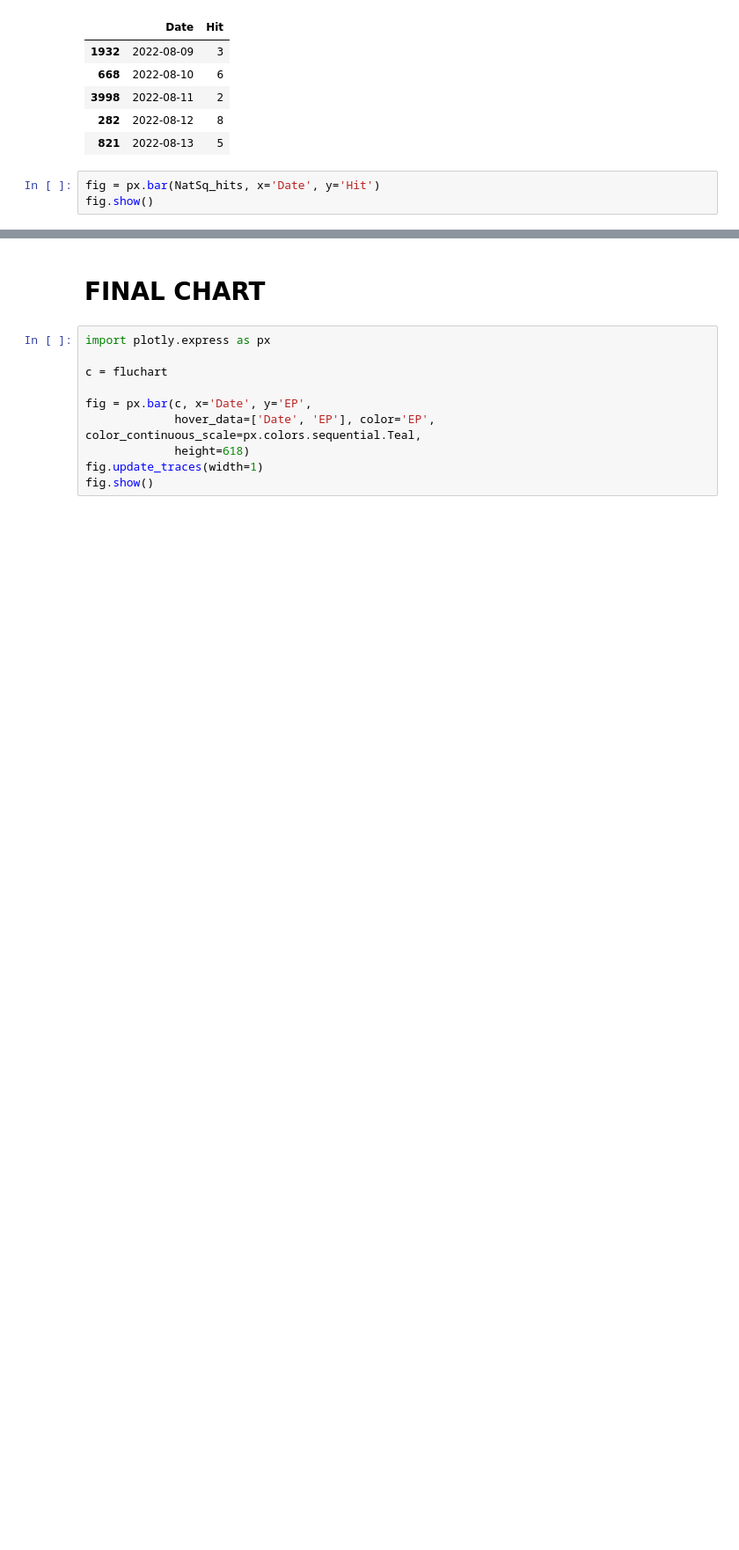
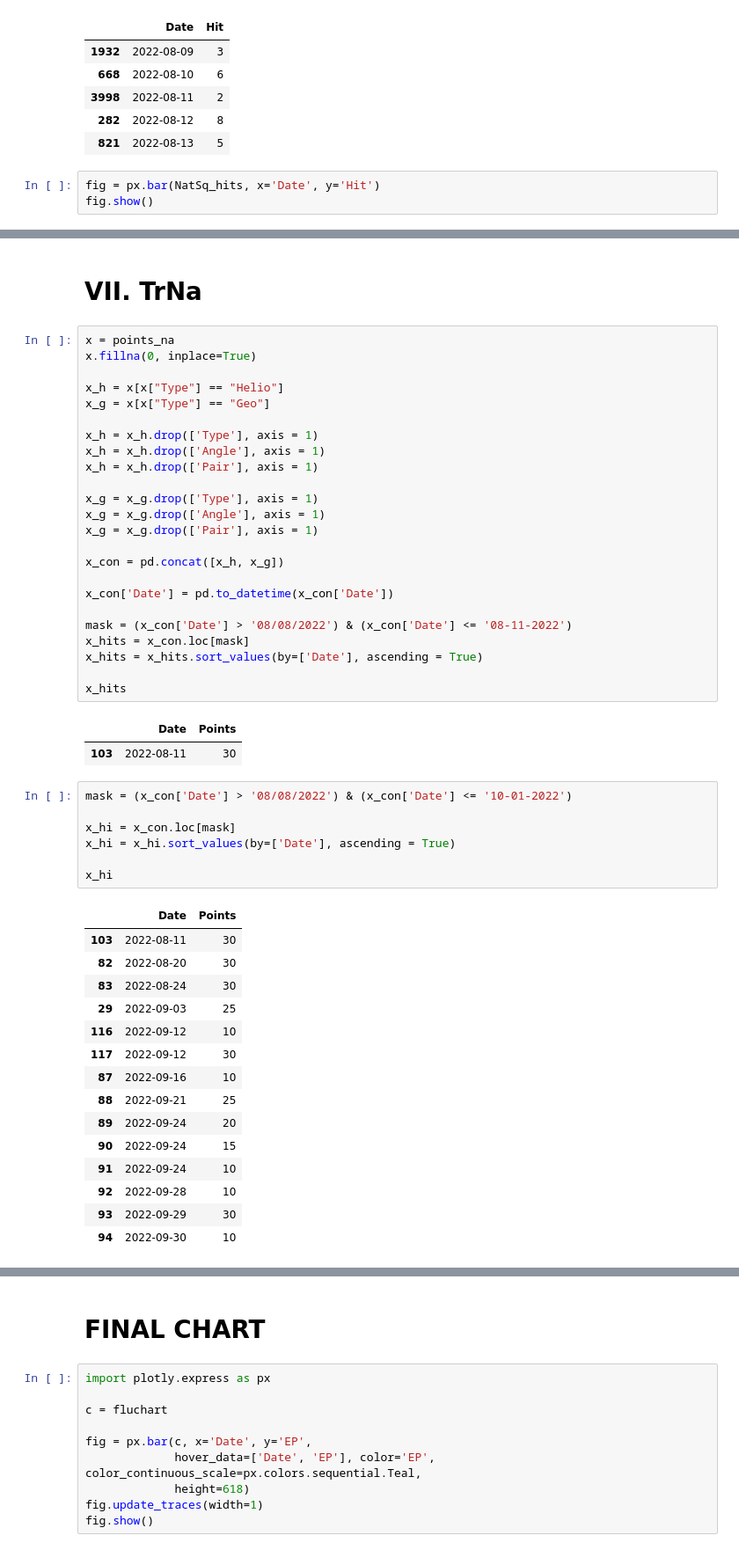
Before and after one commit to amirlehmam/MEMOIREPROPRE, a Jupyter notebook: PIPELINE.ipynb, the cells around one changed output, grey strips where cells are left out. Shown at 88% size. Drawn from its saved outputs; the diff is of its cells as text; blank space fills up the shorter version.

```diff
--- a/PIPELINE.ipynb
+++ b/PIPELINE.ipynb
@@ -4304,0 +4307,52 @@ fig.show()
+# %% [markdown]
+# **VII. TrNa**
+# %%
+x = points_na
+x.fillna(0, inplace=True)
+
+x_h = x[x["Type"] == "Helio"]
+x_g = x[x["Type"] == "Geo"]
+
+x_h = x_h.drop(['Type'], axis = 1)
+x_h = x_h.drop(['Angle'], axis = 1)
+x_h = x_h.drop(['Pair'], axis = 1)
+
+x_g = x_g.drop(['Type'], axis = 1)
+x_g = x_g.drop(['Angle'], axis = 1)
+x_g = x_g.drop(['Pair'], axis = 1)
+
+x_con = pd.concat([x_h, x_g])
+
+x_con['Date'] = pd.to_datetime(x_con['Date'])
+
+mask = (x_con['Date'] > '08/08/2022') & (x_con['Date'] <= '08-11-2022')
+x_hits = x_con.loc[mask]
+x_hits = x_hits.sort_values(by=['Date'], ascending = True)
+
+x_hits
+# %% [output]
+|  | Date | Points |
+| 103 | 2022-08-11 | 30 |
+# %%
+mask = (x_con['Date'] > '08/08/2022') & (x_con['Date'] <= '10-01-2022')
+
+x_hi = x_con.loc[mask]
+x_hi = x_hi.sort_values(by=['Date'], ascending = True)
+
+x_hi
+# %% [output]
+|  | Date | Points |
+| 103 | 2022-08-11 | 30 |
+| 82 | 2022-08-20 | 30 |
+| 83 | 2022-08-24 | 30 |
+| 29 | 2022-09-03 | 25 |
+| 116 | 2022-09-12 | 10 |
+| 117 | 2022-09-12 | 30 |
+| 87 | 2022-09-16 | 10 |
+| 88 | 2022-09-21 | 25 |
+| 89 | 2022-09-24 | 20 |
+| 90 | 2022-09-24 | 15 |
+| 91 | 2022-09-24 | 10 |
+| 92 | 2022-09-28 | 10 |
+| 93 | 2022-09-29 | 30 |
+| 94 | 2022-09-30 | 10 |
```
Also changed, not shown: parts of 78 cells of this notebook, 3 other files.
